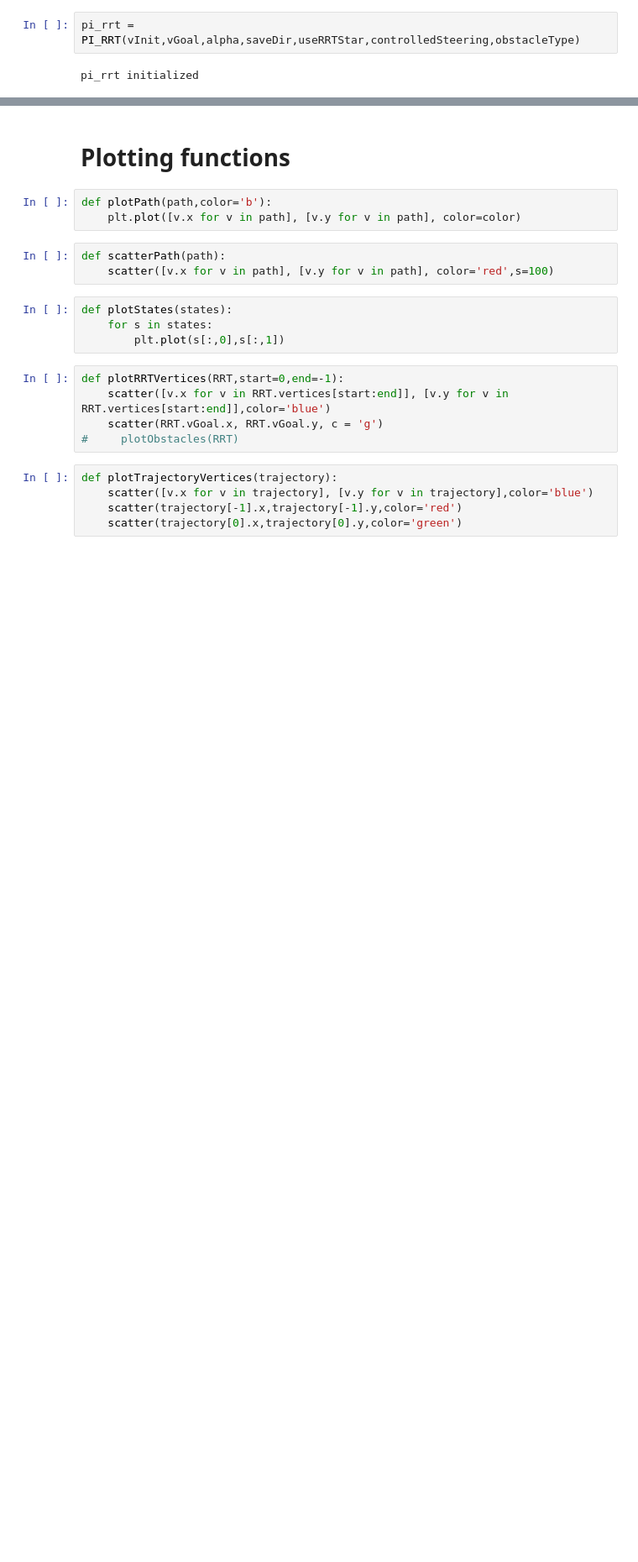
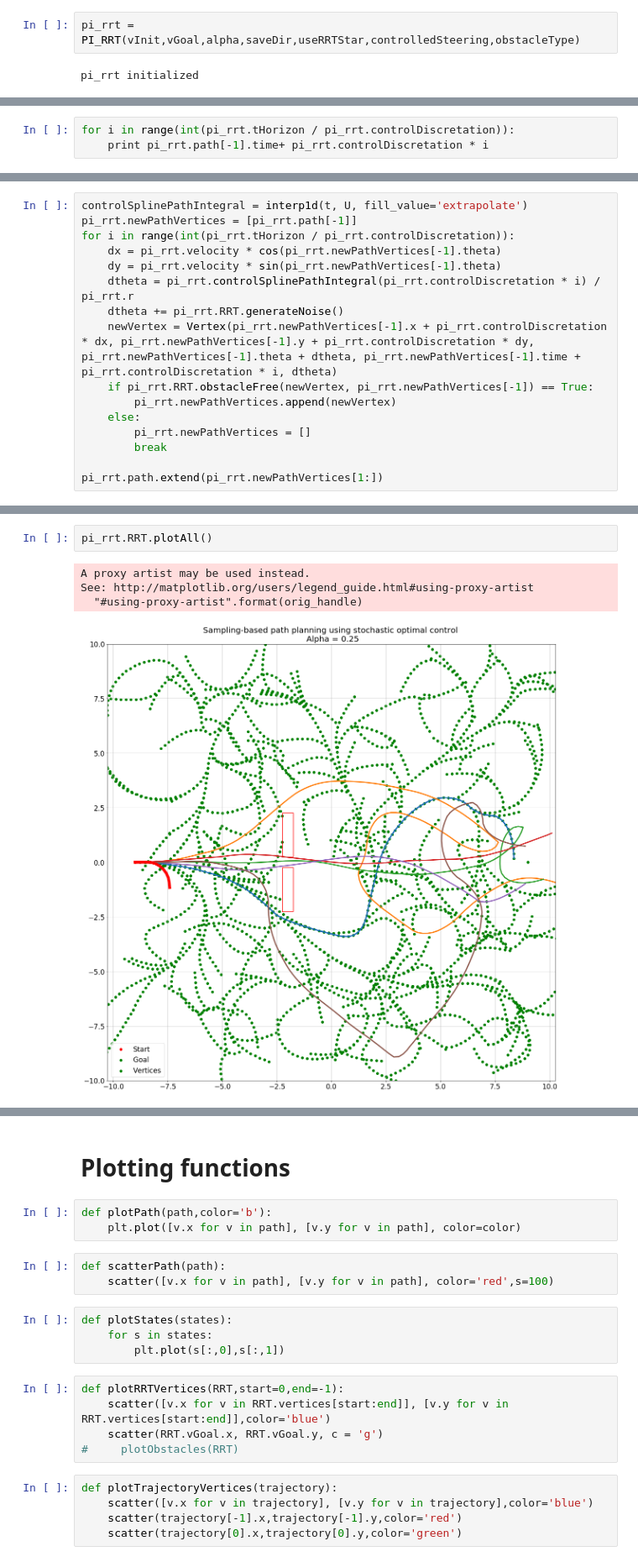
Before and after one commit to ankitkaushik/StochasticOptimalControl, a Jupyter notebook: PI_RRT.ipynb, the cells around one changed output, grey strips where cells are left out. Shown at 84% size. Saved outputs shown, nothing was run; the diff lists cells and outputs as text; blank space fills up the shorter version.

```diff
--- a/PI_RRT.ipynb
+++ b/PI_RRT.ipynb
@@ -91,0 +298,3 @@ True
+# %%
+for i in range(int(pi_rrt.tHorizon / pi_rrt.controlDiscretation)):
+    print pi_rrt.path[-1].time+ pi_rrt.controlDiscretation * i
@@ -91,0 +312,16 @@ True
+# %%
+controlSplinePathIntegral = interp1d(t, U, fill_value='extrapolate')
+pi_rrt.newPathVertices = [pi_rrt.path[-1]]
+for i in range(int(pi_rrt.tHorizon / pi_rrt.controlDiscretation)):
+    dx = pi_rrt.velocity * cos(pi_rrt.newPathVertices[-1].theta)
+    dy = pi_rrt.velocity * sin(pi_rrt.newPathVertices[-1].theta)
+    dtheta = pi_rrt.controlSplinePathIntegral(pi_rrt.controlDiscretation * i) / pi_rrt.r
+    dtheta += pi_rrt.RRT.generateNoise()
+    newVertex = Vertex(pi_rrt.newPathVertices[-1].x + pi_rrt.controlDiscretation * dx, pi_rrt.newPathVertices[-1].y + pi_rrt.controlDiscretation * dy, pi_rrt.newPathVertices[-1].theta + dtheta, pi_rrt.newPathVertices[-1].time + pi_rrt.controlDiscretation * i, dtheta)
+    if pi_rrt.RRT.obstacleFree(newVertex, pi_rrt.newPathVertices[-1]) == True:
+        pi_rrt.newPathVertices.append(newVertex)
+    else:
+        pi_rrt.newPathVertices = []
+        break
+
+pi_rrt.path.extend(pi_rrt.newPathVertices[1:])
@@ -91,0 +348,7 @@ True
+# %%
+pi_rrt.RRT.plotAll()
+# %% [output]
+A proxy artist may be used instead.
+See: http://matplotlib.org/users/legend_guide.html#using-proxy-artist
+  "#using-proxy-artist".format(orig_handle)
+[figure, added]
```
Also changed, not shown: parts of 15 cells of this notebook, 5 other files.
